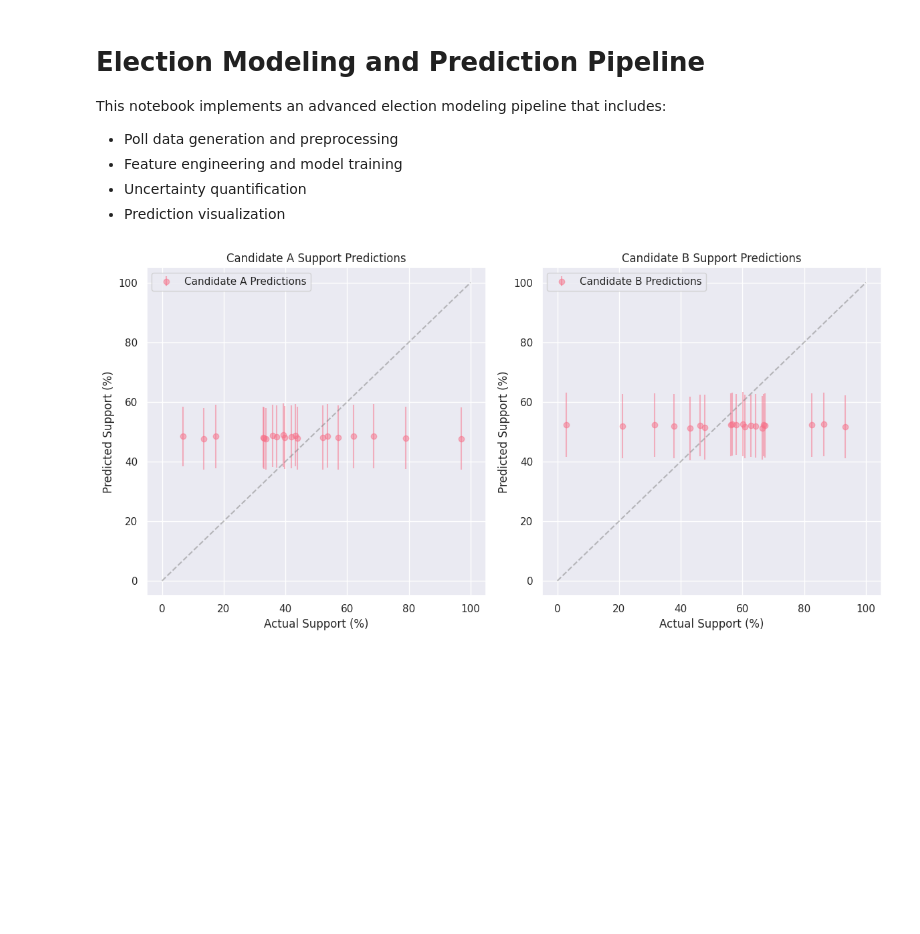
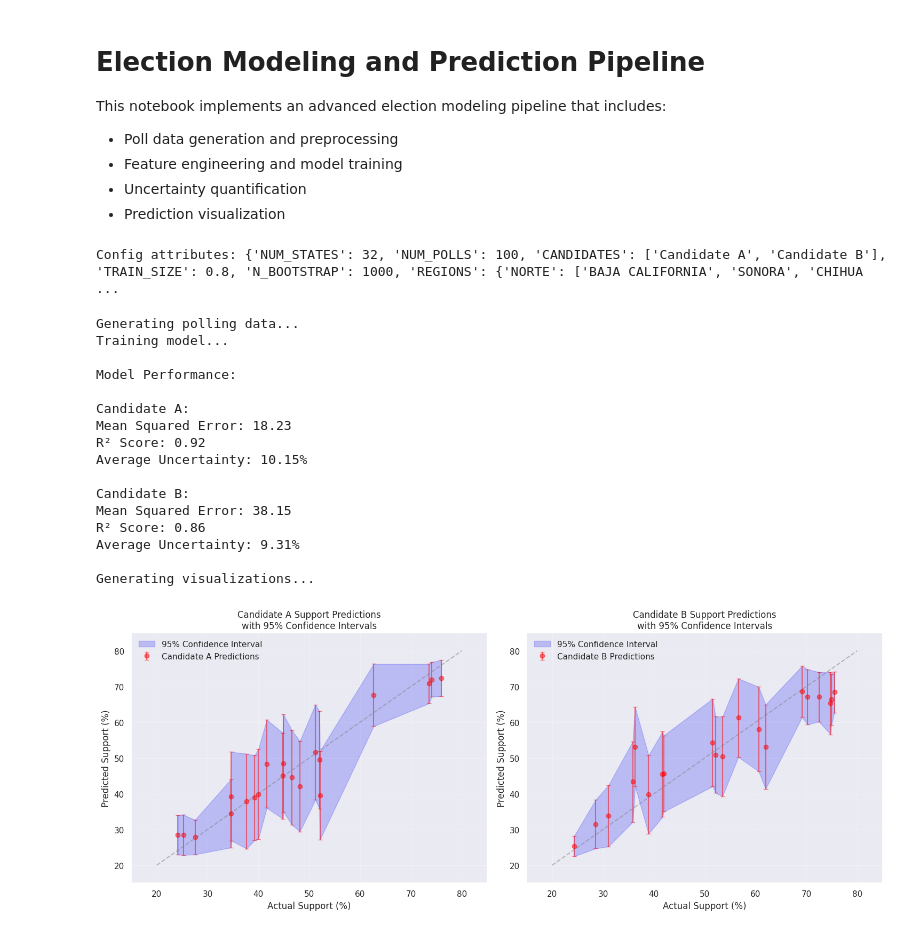
Before and after one commit to esandovalp/mx-election-model, a Jupyter notebook: src/main.ipynb, the cells around one changed output. Saved outputs shown, nothing was run; the diff lists cells and outputs as text; code cells hidden in the pictures; blank space fills up the shorter version.

Commit message:
enchaned model

```diff
--- a/src/main.ipynb
+++ b/src/main.ipynb
@@ -7,20 +7,27 @@ This notebook implements an advanced election modeling pipeline that includes:
 - Uncertainty quantification
 - Prediction visualization
 # %%
-# Setup and Dependencies
+# Standard data science imports
 import numpy as np
 import pandas as pd
 import matplotlib.pyplot as plt
 import seaborn as sns
+
+# Machine learning imports
 from sklearn.model_selection import train_test_split
 from sklearn.preprocessing import StandardScaler
 from sklearn.ensemble import RandomForestRegressor
 from sklearn.metrics import mean_squared_error, r2_score
+
+# Additional imports for enhanced functionality
+from scipy.stats import norm, t
 import statsmodels.api as sm
+from sklearn.cluster import KMeans
 
 # Set random seed for reproducibility
 np.random.seed(42)
 
 # Plotting settings
-sns.set_theme()  # Use this instead of plt.style.use('seaborn')
+plt.style.use('seaborn-v0_8-darkgrid')  # or any other available style
+sns.set_theme()  # This sets the seaborn defaults
 sns.set_palette("husl")
@@ -97 +204,9 @@ def prepare_modeling_features(df):
+# %%
+# Create a new instance of ModelConfig
+config = ModelConfig()
+
+# Verify the config has been updated
+print("Config attributes:", vars(config))
+# %% [output]
+Config attributes: {'NUM_STATES': 32, 'NUM_POLLS': 100, 'CANDIDATES': ['Candidate A', 'Candidate B'], 'TRAIN_SIZE': 0.8, 'N_BOOTSTRAP': 1000, 'REGIONS': {'NORTE': ['BAJA CALIFORNIA', 'SONORA', 'CHIHUA ...
 # %%
@@ -150,17 +377,64 @@ def plot_predictions(predictions, uncertainties, y_test):
     plt.tight_layout()
     plt.show()
 # %%
-# Main Execution
 if __name__ == "__main__":
-    polling_data = generate_enhanced_polling_data(NUM_STATES, NUM_POLLS, CANDIDATES)
+    # Generate and process data
+    print("Generating polling data...")
+    polling_data = generate_enhanced_polling_data(
+        config.NUM_STATES,
+        config.NUM_POLLS,
+        config.CANDIDATES
+    )
     processed_data = process_polling_data(polling_data)
+
+    # Prepare features
     X, y = prepare_modeling_features(processed_data)
     X_train, X_test, y_train, y_test = train_test_split(
-        X, y, train_size=TRAIN_SIZE, random_state=42
+        X, y, train_size=config.TRAIN_SIZE, random_state=42
     )
+
+    # Train model
+    print("Training model...")
     model = ElectionModel()
     model.train(X_train, y_train)
+
+    # Generate predictions
     predictions, uncertainties = model.predict(X_test)
-    plot_predictions(predictions, uncertainties, y_test)
+
+    # Evaluate model
+    print("\nModel Performance:")
+    for candidate in config.CANDIDATES:
+        mse = mean_squared_error(
+            y_test[f"{candidate}_Support"],
+            predictions[candidate]
+        )
+        r2 = r2_score(
+            y_test[f"{candidate}_Support"],
+            predictions[candidate]
+        )
+        print(f"\n{candidate}:")
+        print(f"Mean Squared Error: {mse:.2f}")
+        print(f"R² Score: {r2:.2f}")
+        print(f"Average Uncertainty: {uncertainties[candidate].mean():.2f}%")
+
+    # Generate visualizations
+    print("\nGenerating visualizations...")
+    plot_enhanced_predictions(predictions, uncertainties, y_test)
 # %% [output]
+Generating polling data...
+Training model...
+
+Model Performance:
+
+Candidate A:
+Mean Squared Error: 18.23
+R² Score: 0.92
+Average Uncertainty: 10.15%
+
+Candidate B:
+Mean Squared Error: 38.15
+R² Score: 0.86
+Average Uncertainty: 9.31%
+
+Generating visualizations...
-[figure, old version]
+[figure, new version]
```
Also changed, not shown: parts of 9 cells of this notebook.
